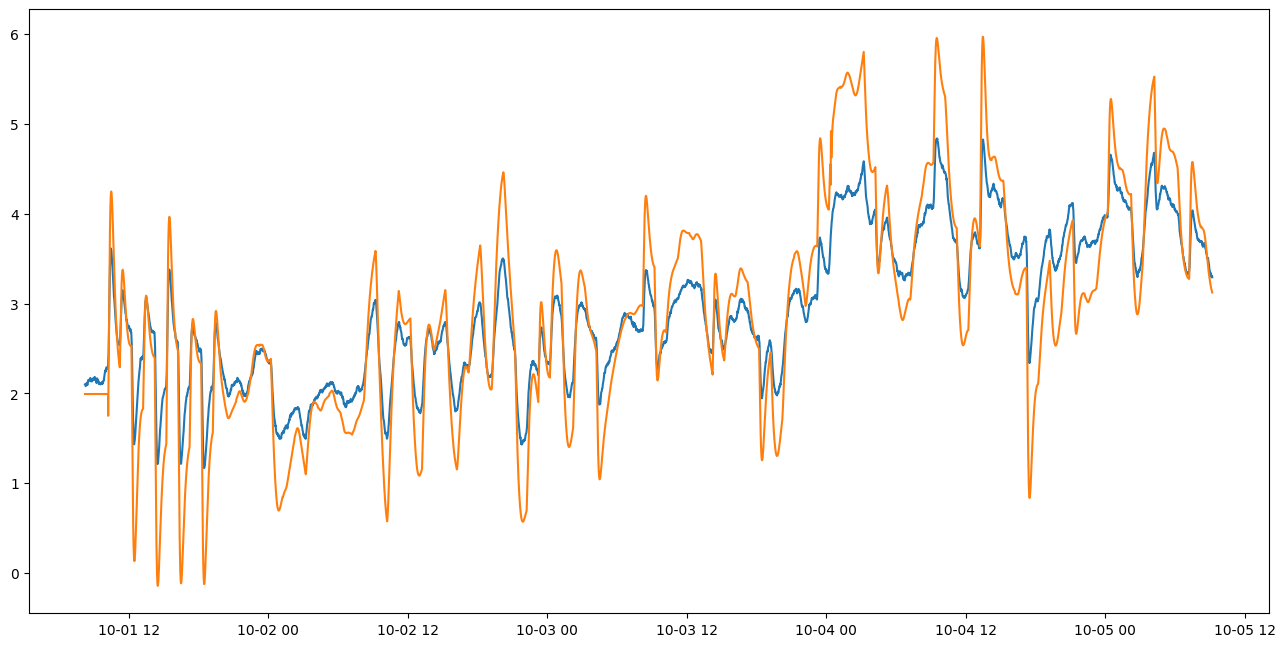
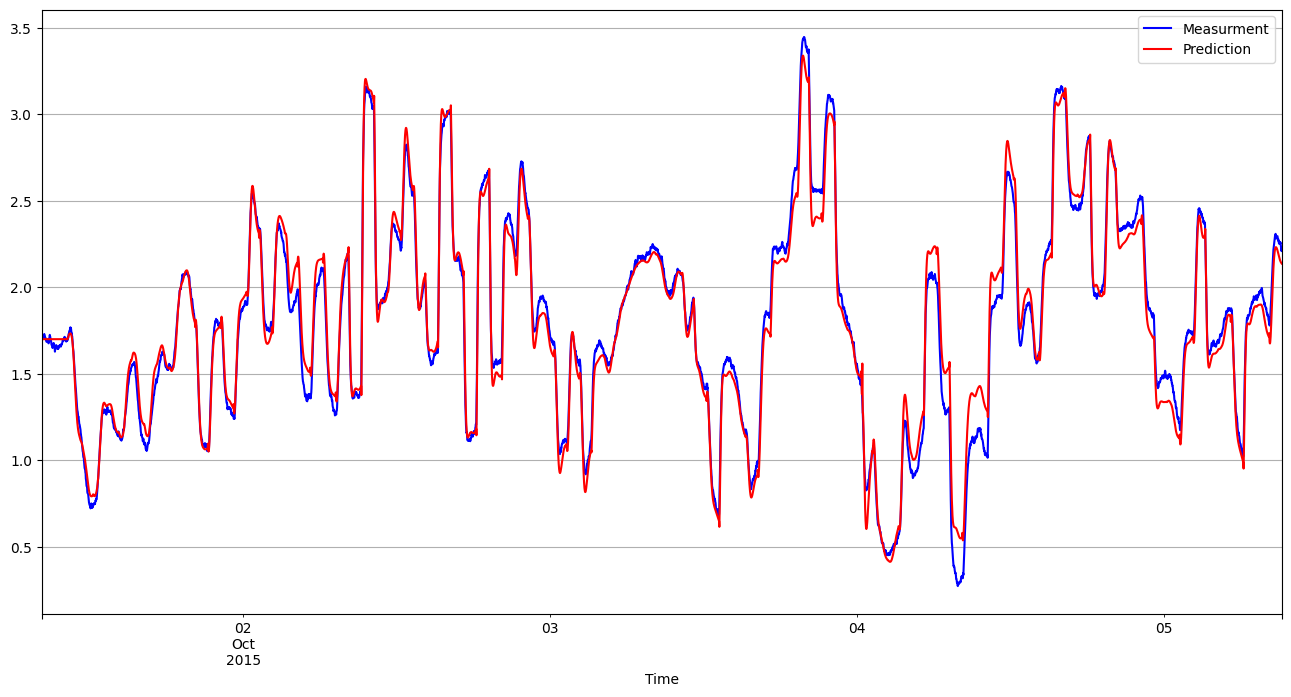
The change to this notebook cell's code, shown as a diff; its figure went from the first image to the second:
--- before
+++ after
@@ -1,2 +1,4 @@
-tag = 'FIC-2101'
-plt.plot(step_test_data.index, step_test_data[tag], pred.index, pred[tag])
+step_test_data[output_tag].plot(color='b', label = 'Measurment')
+pred[output_tag].plot(color='r', label = 'Prediction')
+plt.legend()
+plt.grid()

Commit: Updaed prediction plots.